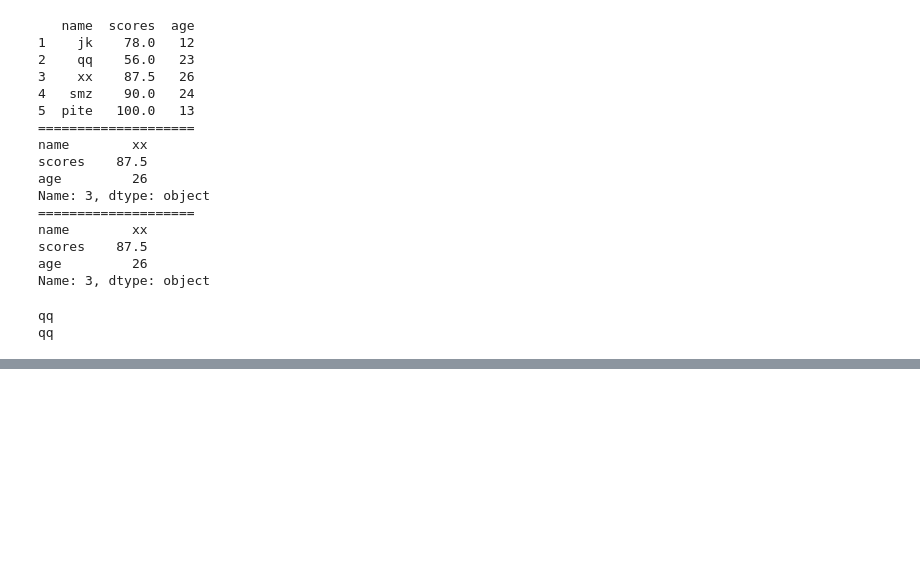
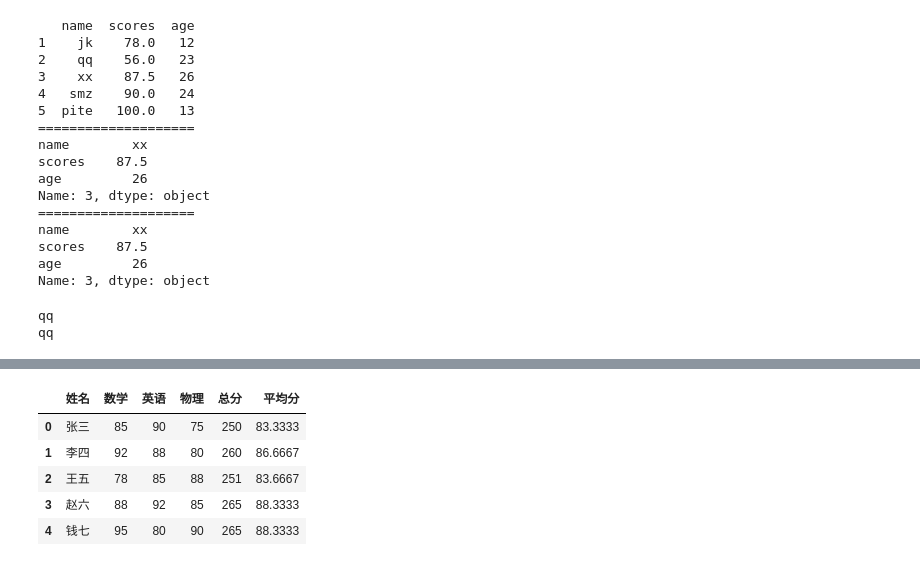
Before and after one commit to aonolee5-cmyk/notes, a Jupyter notebook: 3.dataframe学习.ipynb, the cells around one changed output, grey strips where cells are left out. Drawn from its saved outputs; the diff is of its cells as text; code cells hidden in the pictures; blank space fills up the shorter version.

```diff
--- a/3.dataframe学习.ipynb
+++ b/3.dataframe学习.ipynb
@@ -101,0 +341,9 @@ qq
+# %%
+import pandas as pd
+data={
+    '姓名':['张三','李四','王五','赵六','钱七'],
+    '数学':[85,92,78,88,95],
+    '英语':[90,88,85,92,80],
+    '物理':[75,80,88,85,90]
+}
+data
@@ -101,0 +355,3 @@ qq
+# %%
+scores=pd.DataFrame(data)
+scores
@@ -101,0 +365,12 @@ qq
+# %%
+# 总分和平均分
+scores['总分']=scores[['数学','英语','物理']].sum(axis=1)
+scores['平均分']=scores[['数学','英语','物理']].mean(axis=1).round(4)
+scores
+# %% [output]
+|  | 姓名 | 数学 | 英语 | 物理 | 总分 | 平均分 |
+| 0 | 张三 | 85 | 90 | 75 | 250 | 83.3333 |
+| 1 | 李四 | 92 | 88 | 80 | 260 | 86.6667 |
+| 2 | 王五 | 78 | 85 | 88 | 251 | 83.6667 |
+| 3 | 赵六 | 88 | 92 | 85 | 265 | 88.3333 |
+| 4 | 钱七 | 95 | 80 | 90 | 265 | 88.3333 |
```
Also changed, not shown: parts of 41 cells of this notebook.
